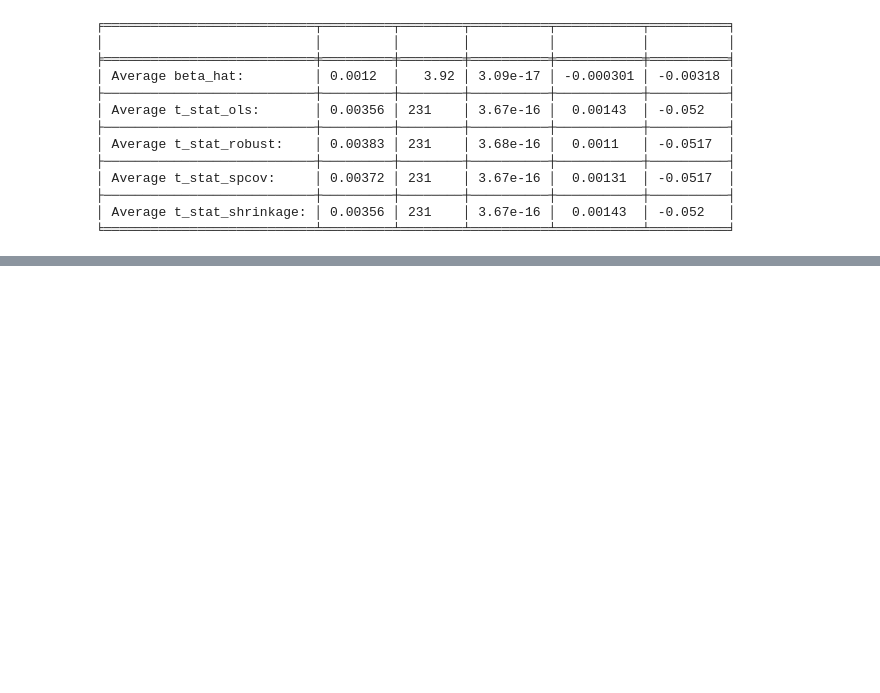
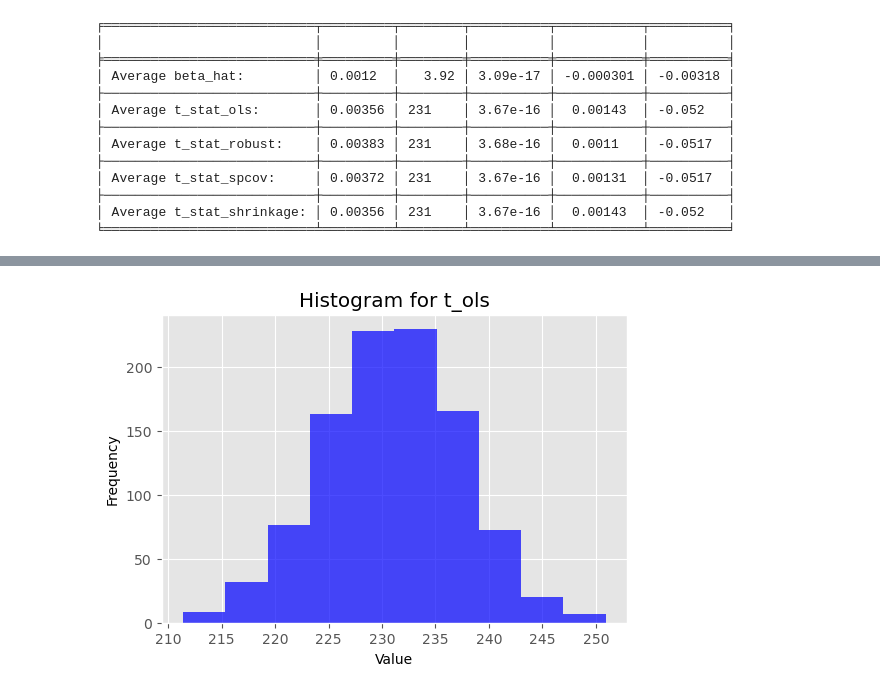
Before and after one commit to RamziChariag/cov_matrix, a Jupyter notebook: code/misspecified_mc.ipynb, the cells around one changed output, grey strips where cells are left out. Saved outputs shown, nothing was run; the diff lists cells and outputs as text; code cells hidden in the pictures; blank space fills up the shorter version.

```diff
--- a/code/misspecified_mc.ipynb
+++ b/code/misspecified_mc.ipynb
@@ -704,0 +739,17 @@ with open(output_folder + output_file, "w") as f:
+# %%
+# Create a histogram from your vector
+plt.figure(figsize=(6, 4))  # Adjust the figure size as needed
+plt.hist(all_t_stat_ols[:,1], bins=10, color='blue', alpha=0.7)
+plt.title("Histogram for t_ols")
+plt.xlabel("Value")
+plt.ylabel("Frequency")
+plt.grid(True)
+
+# Save the histogram as an image
+output_filename = "t_ols_histogram_misspecified.png"
+plt.savefig(output_folder + output_filename)
+
+# Show the histogram
+plt.show()
+# %% [output]
+[figure, added]
```
Also changed, not shown: parts of 7 cells of this notebook, 5 other files.
